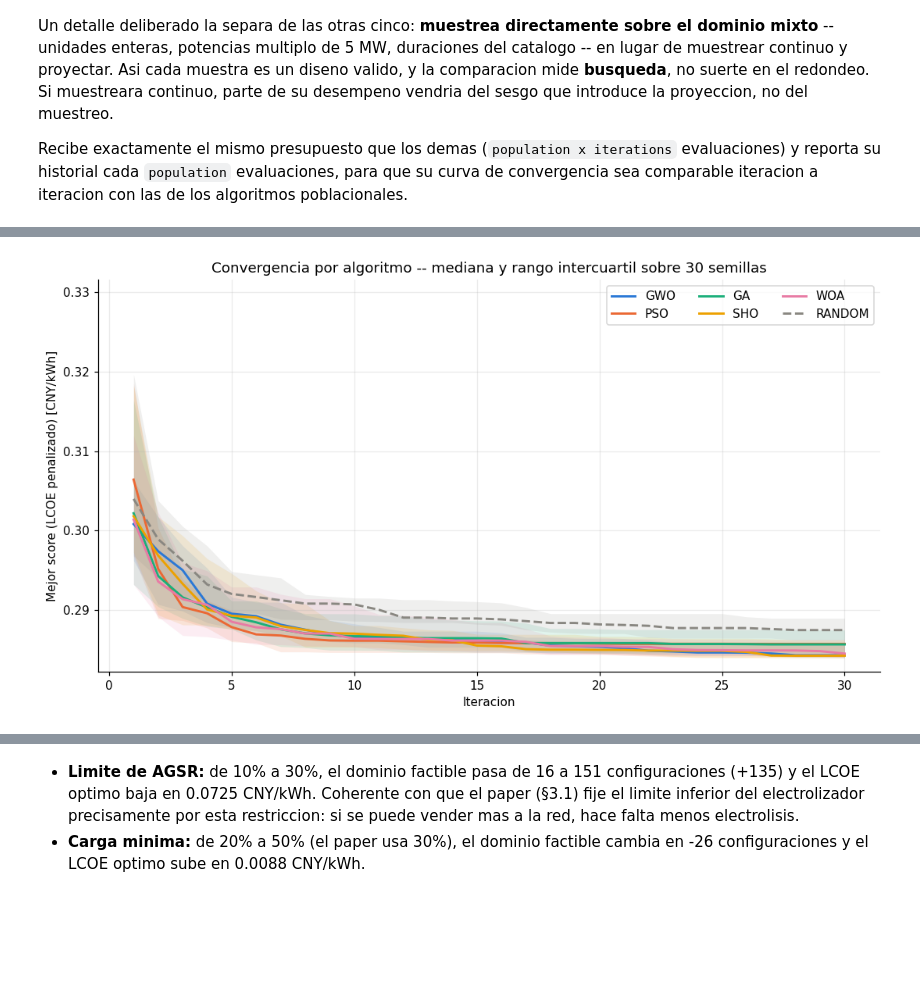
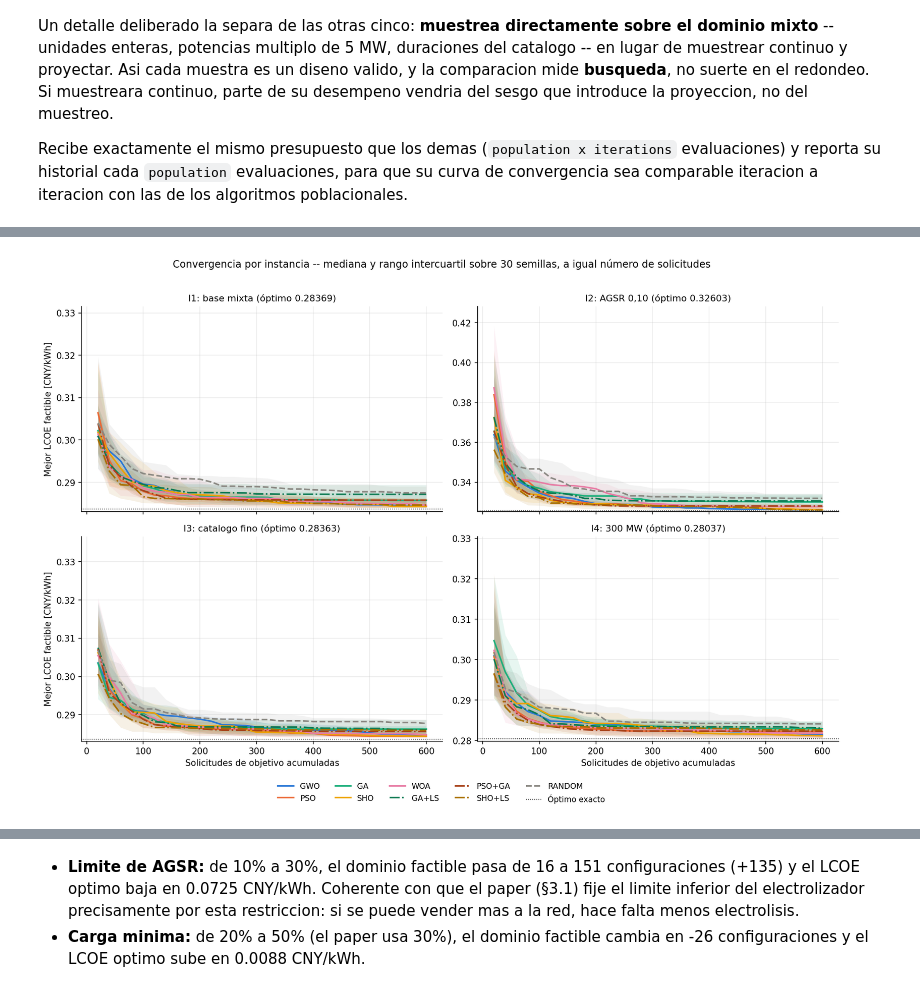
Before and after one commit to TanoOliva/H2-HRES-METAHEURISTICS-METHODS, a Jupyter notebook: notebooks/H2_HRES_trabajo.ipynb, the cells around one changed output, grey strips where cells are left out. Saved outputs shown, nothing was run; the diff lists cells and outputs as text; code cells hidden in the pictures; blank space fills up the shorter version.

```diff
--- a/notebooks/H2_HRES_trabajo.ipynb
+++ b/notebooks/H2_HRES_trabajo.ipynb
@@ -49,7 +53,8 @@ if MODO not in PRESUPUESTOS:
     raise ValueError("MODO debe ser 'rapido' o 'completo', se recibio {!r}".format(MODO))
 PRESUPUESTO = PRESUPUESTOS[MODO]
 
-ALGORITMOS = ("gwo", "pso", "ga", "sho", "woa", "random")
+# Seis clasicos, tres hibridos (ga_ls, pso_ga, sho_ls) y la linea base.
+ALGORITMOS = ("gwo", "pso", "ga", "sho", "woa", "ga_ls", "pso_ga", "sho_ls", "random")
 
 # --------------------------------------------------------------------------
 # Ruta del dato horario. Funciona tanto si el notebook se abre desde su propia
@@ -72,7 +77,7 @@ pd.set_option("display.max_columns", 100)
 pd.set_option("display.width", 180)
 plt.rcParams.update({
     "figure.figsize": (9, 5),
-    "figure.dpi": 110,
+    "figure.dpi": 150,
     "axes.grid": True,
     "grid.alpha": 0.25,
     "axes.spines.top": False,
@@ -87,8 +92,8 @@ print("Modo              :", MODO)
 print("Presupuesto       : {} semillas x {} individuos x {} iteraciones".format(
     PRESUPUESTO["n_seeds"], PRESUPUESTO["population"], PRESUPUESTO["iterations"]))
 print("Evaluaciones/corrida:", evaluaciones_por_corrida)
-print("Evaluaciones totales:", evaluaciones_totales, "({} algoritmos)".format(len(ALGORITMOS)))
-print("Tiempo estimado comparativa: ~{:.0f} s".format(evaluaciones_totales * 0.007))
+print("Evaluaciones por instancia:", evaluaciones_totales, "({} algoritmos)".format(len(ALGORITMOS)))
+print("Tiempo estimado comparativa por instancia: ~{:.0f} s".format(evaluaciones_totales * 0.007))
 # %% [output]
 Dato horario      : C:\Users\Luciano\Documents\GitHub\H2-HRES-METAHEURISTICS-METHODS\notebooks\src\hourly_2008.csv
 Modo              : completo
@@ -966,6 +1099,13 @@ class GenerationProfileCache:
             self.hits += 1
         return profile
 
+    def clear(self):
+        """Vacia los perfiles memorizados. Se llama al inicio de cada corrida para
+        acotar la memoria: cada W distinto cuesta tres vectores de 8.760 valores."""
+        self._wind_cache.clear()
+        self._pv_cache.clear()
+        self._total_cache.clear()
+
     def stats(self):
         return {"hits": self.hits, "misses": self.misses,
                 "wind_profiles": len(self._wind_cache),
@@ -3306,35 +4659,43 @@ evaluaciones: los 6 algoritmos han visto el mismo numero de disenos en cada punt
 # %%
-fig, ax = plt.subplots(figsize=(10, 5.5))
+# FIG: fig05_convergencia
+fig, axes = plt.subplots(2, 2, figsize=(13, 9), sharex=True)
 
-for nombre in ALGORITHM_ORDER:
-    grupo = history[history["algorithm"] == nombre]
-    if grupo.empty:
-        continue
-    resumen = (grupo.groupby("iteration")["best_score"]
-               .agg(mediana="median",
-                    q25=lambda s: s.quantile(0.25),
-                    q75=lambda s: s.quantile(0.75))
-               .reset_index())
-    color = algorithm_color(nombre)
-    ax.plot(resumen["iteration"], resumen["mediana"], label=nombre.upper(),
-            color=color, linestyle=algorithm_linestyle(nombre), lw=1.9)
-    ax.fill_between(resumen["iteration"], resumen["q25"], resumen["q75"],
-                    color=color, alpha=0.13, linewidth=0)
+for ax, inst in zip(axes.ravel(), INSTANCIAS):
+    sub = history[history["instance"] == inst.code]
+    for nombre in ALGORITHM_ORDER:
+        grupo = sub[sub["algorithm"] == nombre]
+        if grupo.empty:
+            continue
+        resumen = (grupo.groupby("n_evaluations")["best_score"]
+                   .agg(mediana="median",
+                        q25=lambda s: s.quantile(0.25),
+                        q75=lambda s: s.quantile(0.75))
+                   .reset_index())
+        color = algorithm_color(nombre)
+        ax.plot(resumen["n_evaluations"], resumen["mediana"], label=algorithm_label(nombre),
+                color=color, linestyle=algorithm_linestyle(nombre), lw=1.8)
+        ax.fill_between(resumen["n_evaluations"], resumen["q25"], resumen["q75"],
+                        color=color, alpha=0.10, linewidth=0)
+    optimo = optimo_por_instancia[inst.code].lcoe_cny_per_kwh
+    ax.axhline(optimo, color="#111111", lw=0.9, linestyle=":", label="Óptimo exacto")
+    ax.set_title("{}: {} (óptimo {:.5f})".format(inst.code, inst.label, optimo), fontsize=10.5)
+    # La escala util es la de la region factible: si alguna semilla arranca infactible
+    # (score ~1e6) el eje completo queda inservible.
+    factibles = sub.loc[sub["best_score"] < 1.0, "best_score"]
+    if not factibles.empty:
+        ax.set_ylim(min(factibles.min(), optimo) * 0.998, factibles.quantile(0.995) * 1.02)
 
-ax.set_xlabel("Iteracion")
-ax.set_ylabel("Mejor score (LCOE penalizado) [CNY/kWh]")
-ax.set_title("Convergencia por algoritmo -- mediana y rango intercuartil sobre {} semillas"
-             .format(len(SEMILLAS)))
-ax.legend(ncol=3)
-
-# La escala util es la de la region factible: si alguna semilla arranca infactible
-# (score ~1e6) el eje completo queda inservible.
-factibles = history.loc[history["best_score"] < 1.0, "best_score"]
-if not factibles.empty:
-    ax.set_ylim(factibles.min() * 0.995, factibles.quantile(0.995) * 1.02)
-
-plt.tight_layout()
+for ax in axes[1]:
+    ax.set_xlabel("Solicitudes de objetivo acumuladas")
+for ax in axes[:, 0]:
+    ax.set_ylabel("Mejor LCOE factible [CNY/kWh]")
+handles, labels = axes[0, 0].get_legend_handles_labels()
+fig.legend(handles, labels, loc="lower center", ncol=5, fontsize=9, frameon=False,
+           bbox_to_anchor=(0.5, 0.0))
+fig.suptitle("Convergencia por instancia -- mediana y rango intercuartil sobre {} semillas, "
+             "a igual número de solicitudes".format(len(SEMILLAS)), fontsize=11.5)
+plt.tight_layout(rect=(0, 0.06, 1, 0.97))
 plt.show()
 # %% [output]
-[figure, old version]
+[figure, new version]
 # %% [markdown]
```
Also changed, not shown: parts of 61 cells of this notebook, 23 other files.
